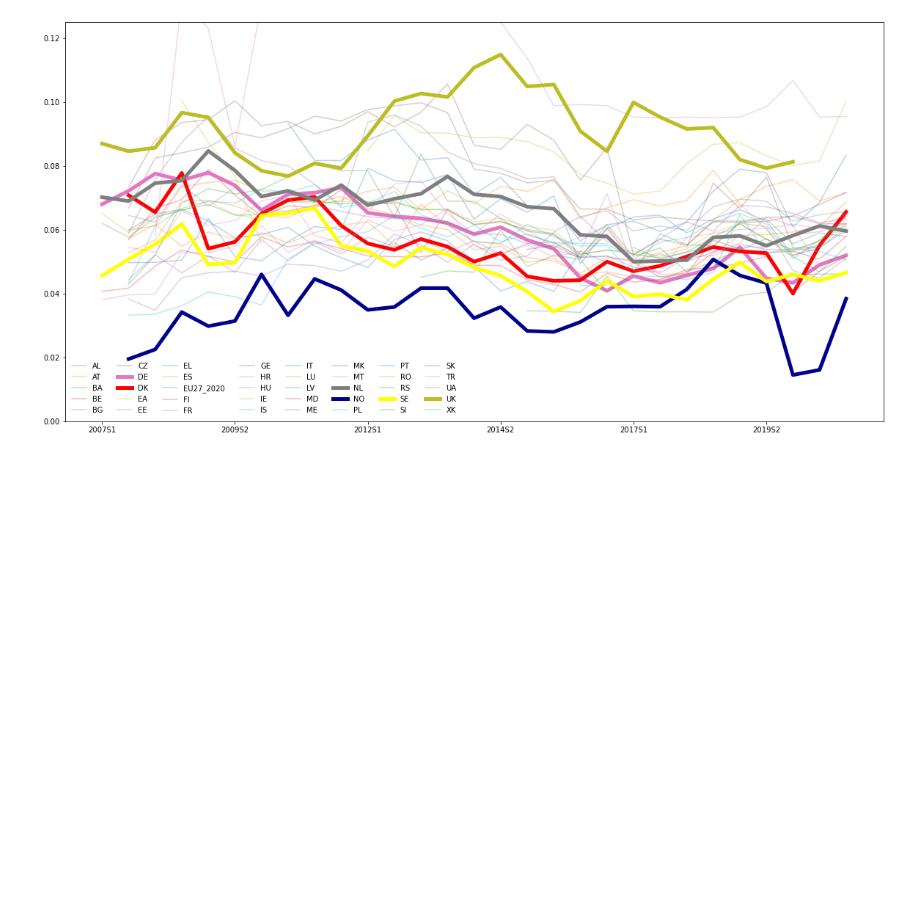
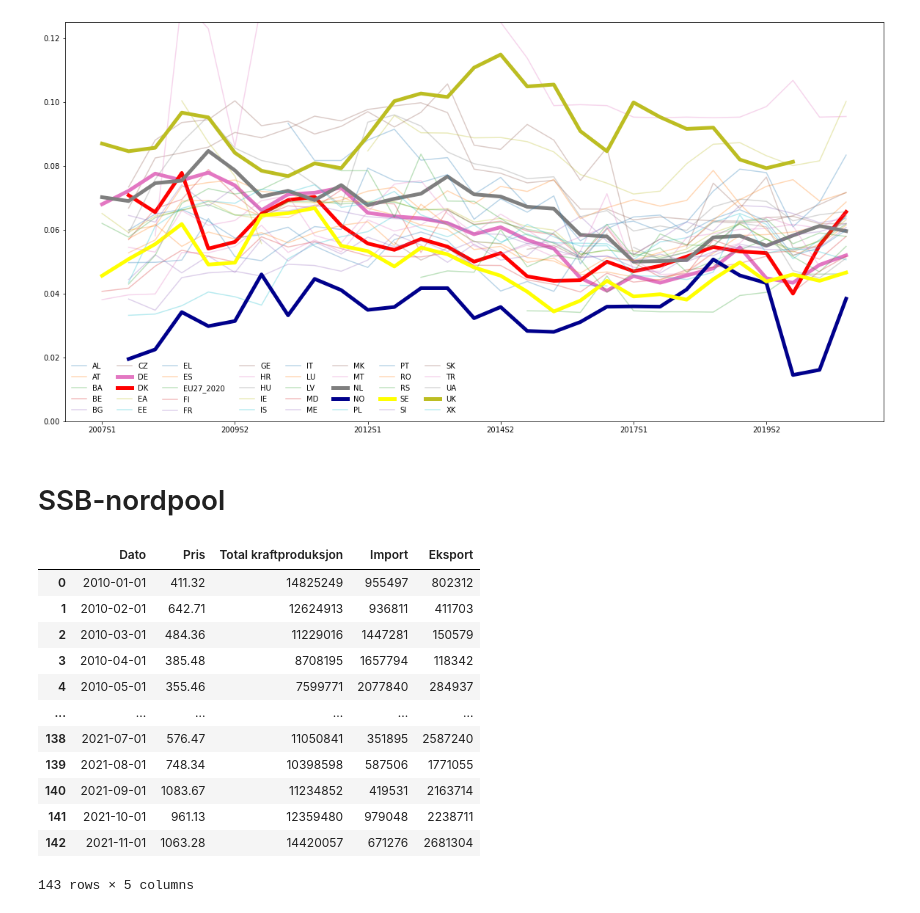
Before and after one commit to espensirnes/public, a Jupyter notebook: el.ipynb, the cells around one changed output. Saved outputs shown, nothing was run; the diff lists cells and outputs as text; code cells hidden in the pictures; blank space fills up the shorter version.

Commit message:
added SSB+nordpool

```diff
--- a/el.ipynb
+++ b/el.ipynb
@@ -51,3 +53,23 @@ ax.legend(loc='lower left',frameon=False,ncol=8)
 # %% [output]
 <matplotlib.legend.Legend at 0x...>
 [figure]
+# %% [markdown]
+# SSB-nordpool
+# %%
+import pandas as pd
+data = pd.read_csv("kraft pris-prod.csv", sep=';')
+data
+# %% [output]
+|  | Dato | Pris | Total kraftproduksjon | Import | Eksport |
+| 0 | 2010-01-01 | 411.32 | 14825249 | 955497 | 802312 |
+| 1 | 2010-02-01 | 642.71 | 12624913 | 936811 | 411703 |
+| 2 | 2010-03-01 | 484.36 | 11229016 | 1447281 | 150579 |
+| 3 | 2010-04-01 | 385.48 | 8708195 | 1657794 | 118342 |
+| 4 | 2010-05-01 | 355.46 | 7599771 | 2077840 | 284937 |
+| ... | ... | ... | ... | ... | ... |
+| 138 | 2021-07-01 | 576.47 | 11050841 | 351895 | 2587240 |
+| 139 | 2021-08-01 | 748.34 | 10398598 | 587506 | 1771055 |
+| 140 | 2021-09-01 | 1083.67 | 11234852 | 419531 | 2163714 |
+| 141 | 2021-10-01 | 961.13 | 12359480 | 979048 | 2238711 |
+| 142 | 2021-11-01 | 1063.28 | 14420057 | 671276 | 2681304 |
+143 rows × 5 columns
```
Also changed, not shown: parts of 4 cells of this notebook, 1 other file.
